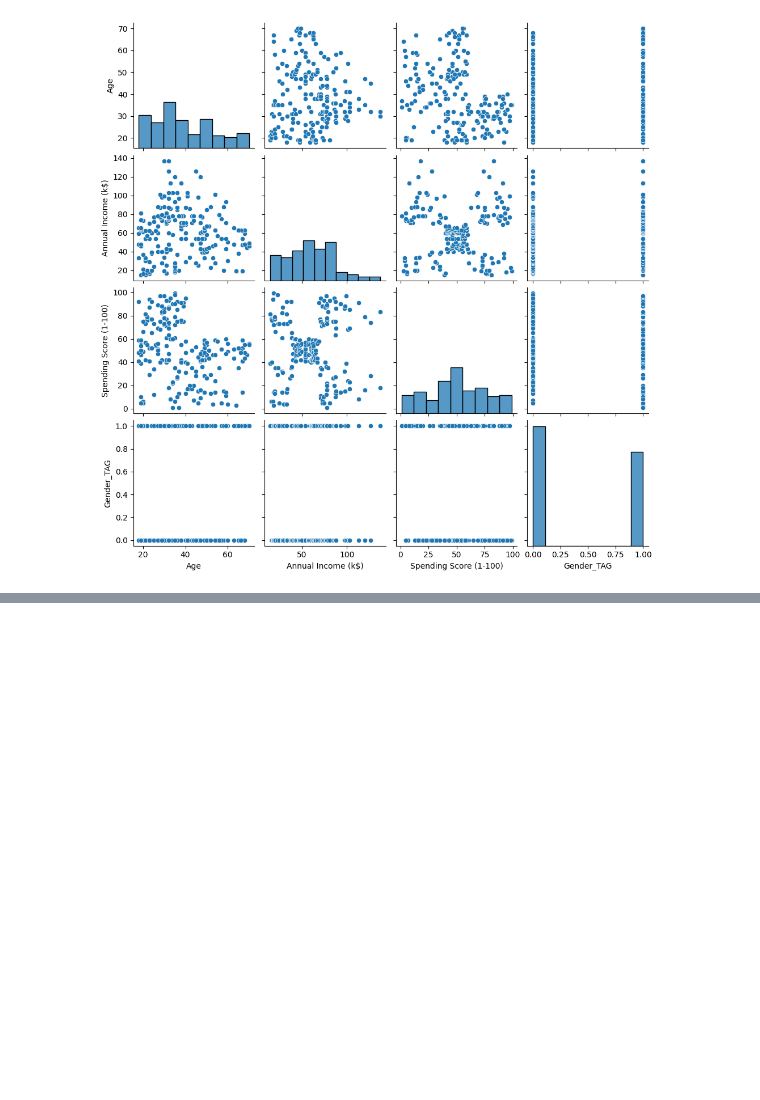
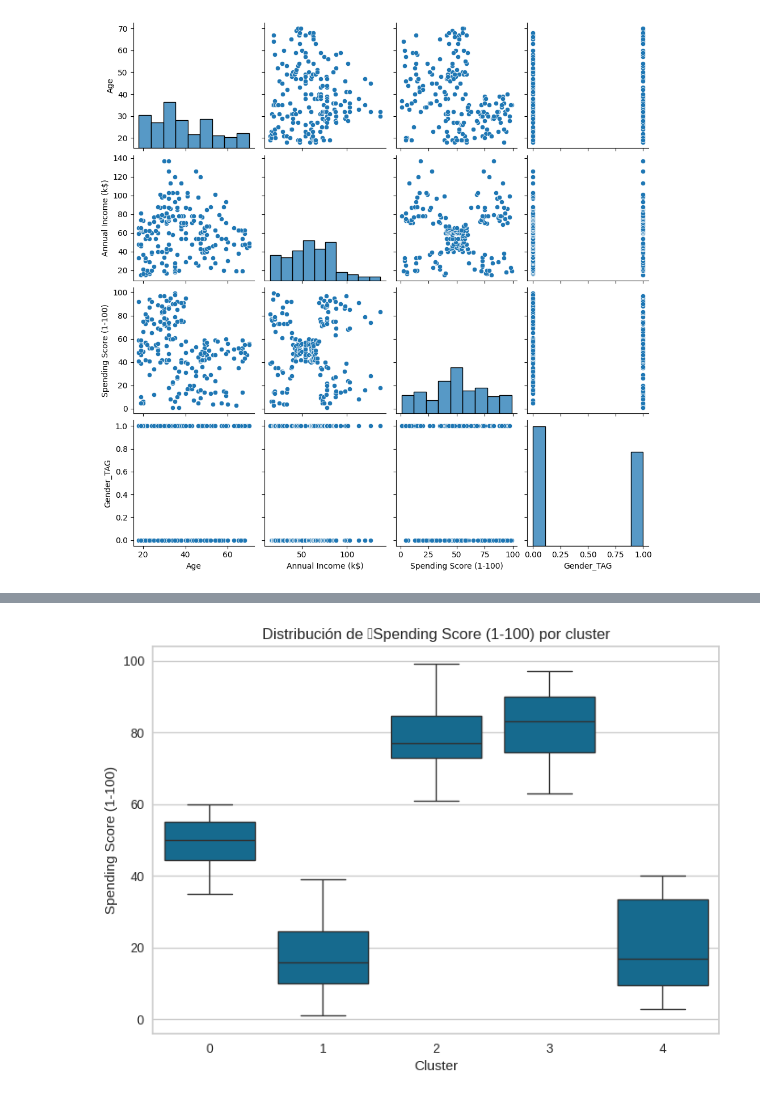
Before and after one commit to DeisyData/BIT_IA_Bootcamp, a Jupyter notebook: S8_C1_kmeans_customers.ipynb, the cells around one changed output, grey strips where cells are left out. Cells and saved outputs as stored; diff of their text form; code cells hidden in the pictures; blank space fills up the shorter version.

```diff
--- a/S8_C1_kmeans_customers.ipynb
+++ b/S8_C1_kmeans_customers.ipynb
@@ -89,0 +212,6 @@ sns.pairplot(df)
+# %%
+sns.boxplot(x='Cluster', y='Spending Score (1-100)', data=df_5k)
+plt.title('Distribución de 	Spending Score (1-100) por cluster')
+plt.show()
+# %% [output]
+[figure, added]
```
Also changed, not shown: parts of 23 cells of this notebook.
